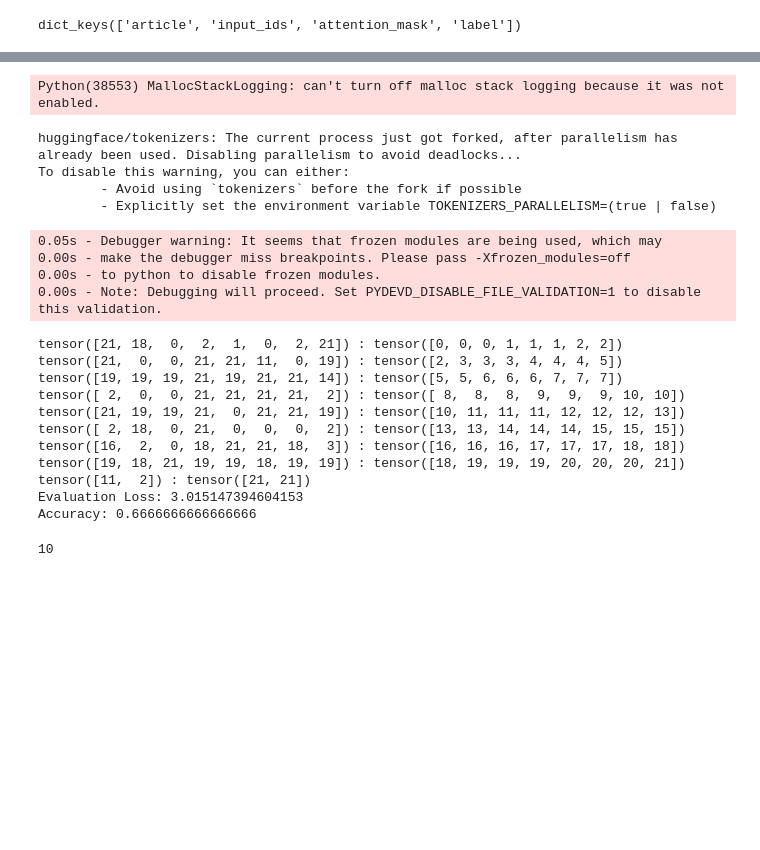
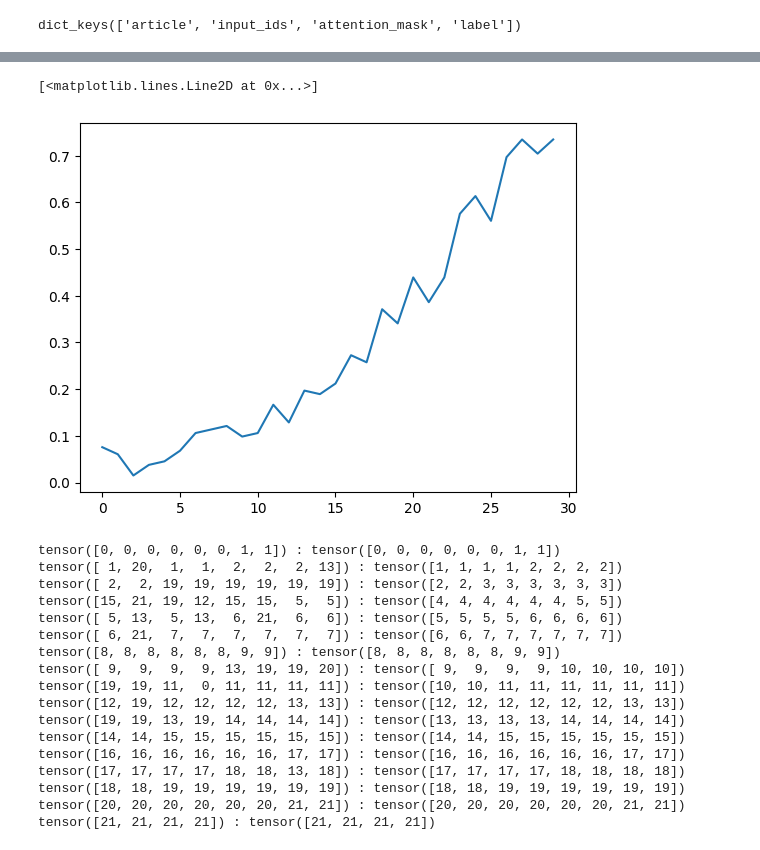
Before and after one commit to GuTory/poltextlab-like-classifier, a Jupyter notebook: poltextlab-like-classifier-plain.ipynb, the cells around one changed output, grey strips where cells are left out. Cells and saved outputs as stored; diff of their text form; code cells hidden in the pictures; blank space fills up the shorter version.

```diff
--- a/poltextlab-like-classifier-plain.ipynb
+++ b/poltextlab-like-classifier-plain.ipynb
@@ -240,7 +239,7 @@ sample_item
 # %%
 MAX_LEN = 512
 BATCH_SIZE = 8
-EPOCHS = 10
+EPOCHS = 30
 
 def create_dataloader(df, tokenizer, max_token_len, batch_size):
     dataset = ArticleDataset(
@@ -261,5 +260,4 @@ data_loader_eval = create_dataloader(df_eval, tokenizer, MAX_LEN, BATCH_SIZE)
 # %%
 model = BertForSequenceClassification.from_pretrained(BERT_MODEL_NAME, return_dict=True, num_labels=number_of_labels)
 model = model.to(device)
-model.config.num_labels = number_of_labels
 # %% [output]
@@ -271,10 +269,12 @@ You should probably TRAIN this model on a down-stream task to be able to use it
 # %%
 criterion = nn.CrossEntropyLoss()
 optimizer = optim.Adam(model.parameters(), lr=1e-5)
+accuracy_per_epoch = []
 
 for epoch in range(EPOCHS):
     model.train()
     total_loss = 0
+    correct_labels = 0
     for batch in data_loader_train:
         input_ids = batch["input_ids"].to(device)
         attention_mask = batch["attention_mask"].to(device)
@@ -282,11 +282,16 @@ for epoch in range(EPOCHS):
 
         outputs = model(input_ids=input_ids, attention_mask=attention_mask, labels=labels)
         loss = outputs.loss
+        logits = outputs.logits
+
         total_loss += loss.item()
+        correct_labels += (logits.argmax(dim=1) == labels).sum().item()
 
         optimizer.zero_grad()
         loss.backward()
         optimizer.step()
 
-    print(f"Epoch: {epoch}, Loss: {loss.item()}")
+    accuacy = correct_labels / len(df_train)
+    accuracy_per_epoch.append(accuacy)
+    print(f"Epoch: {epoch}, Loss: {loss.item()} Accuracy: {accuacy}")
 # %% [output]
@@ -358,10 +335,15 @@ To disable this warning, you can either:
+# %%
+plt.plot(accuracy_per_epoch)
+# %% [output]
+[<matplotlib.lines.Line2D at 0x...>]
+[figure, added]
 # %%
 model.eval()
 eval_loss = 0
 correct_labels = 0
 
 with torch.no_grad():
-    for batch in data_loader_eval:
+    for batch in data_loader_train:
         input_ids = batch["input_ids"].to(device)
         attention_mask = batch["attention_mask"].to(device)
         labels = batch["label"].to(device)
@@ -371,38 +353,24 @@ with torch.no_grad():
         logits = outputs.logits
 
         eval_loss += loss.item()
-        print(f"{logits.argmax(1)} : {labels}")
-        correct_labels += (logits.argmax(1) == labels).sum().item()
-
-# Calculate evaluation metrics
-eval_len = len(data_loader_eval)
-eval_loss /= eval_len
-accuracy = correct_labels / eval_len
-
-print(f"Evaluation Loss: {eval_loss}")
-print(f"Accuracy: {accuracy}")
+        #print(f"{logits})")
+        print(f"{logits.argmax(dim=1)} : {labels}")
+        correct_labels += (logits.argmax(dim=1) == labels).sum().item()
 # %% [output]
-Python(38553) MallocStackLogging: can't turn off malloc stack logging because it was not enabled.
+tensor([0, 0, 0, 0, 0, 0, 1, 1]) : tensor([0, 0, 0, 0, 0, 0, 1, 1])
+tensor([ 1, 20,  1,  1,  2,  2,  2, 13]) : tensor([1, 1, 1, 1, 2, 2, 2, 2])
+tensor([ 2,  2, 19, 19, 19, 19, 19, 19]) : tensor([2, 2, 3, 3, 3, 3, 3, 3])
+tensor([15, 21, 19, 12, 15, 15,  5,  5]) : tensor([4, 4, 4, 4, 4, 4, 5, 5])
+tensor([ 5, 13,  5, 13,  6, 21,  6,  6]) : tensor([5, 5, 5, 5, 6, 6, 6, 6])
+tensor([ 6, 21,  7,  7,  7,  7,  7,  7]) : tensor([6, 6, 7, 7, 7, 7, 7, 7])
+tensor([8, 8, 8, 8, 8, 8, 9, 9]) : tensor([8, 8, 8, 8, 8, 8, 9, 9])
+tensor([ 9,  9,  9,  9, 13, 19, 19, 20]) : tensor([ 9,  9,  9,  9, 10, 10, 10, 10])
+tensor([19, 19, 11,  0, 11, 11, 11, 11]) : tensor([10, 10, 11, 11, 11, 11, 11, 11])
+tensor([12, 19, 12, 12, 12, 12, 13, 13]) : tensor([12, 12, 12, 12, 12, 12, 13, 13])
+tensor([19, 19, 13, 19, 14, 14, 14, 14]) : tensor([13, 13, 13, 13, 14, 14, 14, 14])
+tensor([14, 14, 15, 15, 15, 15, 15, 15]) : tensor([14, 14, 15, 15, 15, 15, 15, 15])
+tensor([16, 16, 16, 16, 16, 16, 17, 17]) : tensor([16, 16, 16, 16, 16, 16, 17, 17])
+tensor([17, 17, 17, 17, 18, 18, 13, 18]) : tensor([17, 17, 17, 17, 18, 18, 18, 18])
+tensor([18, 18, 19, 19, 19, 19, 19, 19]) : tensor([18, 18, 19, 19, 19, 19, 19, 19])
+tensor([20, 20, 20, 20, 20, 20, 21, 21]) : tensor([20, 20, 20, 20, 20, 20, 21, 21])
+tensor([21, 21, 21, 21]) : tensor([21, 21, 21, 21])
-huggingface/tokenizers: The current process just got forked, after parallelism has already been used. Disabling parallelism to avoid deadlocks...
-To disable this warning, you can either:
-        - Avoid using `tokenizers` before the fork if possible
-        - Explicitly set the environment variable TOKENIZERS_PARALLELISM=(true | false)
-0.05s - Debugger warning: It seems that frozen modules are being used, which may
-0.00s - make the debugger miss breakpoints. Please pass -Xfrozen_modules=off
-0.00s - to python to disable frozen modules.
-0.00s - Note: Debugging will proceed. Set PYDEVD_DISABLE_FILE_VALIDATION=1 to disable this validation.
-tensor([21, 18,  0,  2,  1,  0,  2, 21]) : tensor([0, 0, 0, 1, 1, 1, 2, 2])
-tensor([21,  0,  0, 21, 21, 11,  0, 19]) : tensor([2, 3, 3, 3, 4, 4, 4, 5])
-tensor([19, 19, 19, 21, 19, 21, 21, 14]) : tensor([5, 5, 6, 6, 6, 7, 7, 7])
-tensor([ 2,  0,  0, 21, 21, 21, 21,  2]) : tensor([ 8,  8,  8,  9,  9,  9, 10, 10])
-tensor([21, 19, 19, 21,  0, 21, 21, 19]) : tensor([10, 11, 11, 11, 12, 12, 12, 13])
-tensor([ 2, 18,  0, 21,  0,  0,  0,  2]) : tensor([13, 13, 14, 14, 14, 15, 15, 15])
-tensor([16,  2,  0, 18, 21, 21, 18,  3]) : tensor([16, 16, 16, 17, 17, 17, 18, 18])
-tensor([19, 18, 21, 19, 19, 18, 19, 19]) : tensor([18, 19, 19, 19, 20, 20, 20, 21])
-tensor([11,  2]) : tensor([21, 21])
-Evaluation Loss: 3.015147394604153
-Accuracy: 0.6666666666666666
-# %%
-correct_labels
-# %% [output]
-10
```
Also changed, not shown: parts of 16 cells of this notebook.
